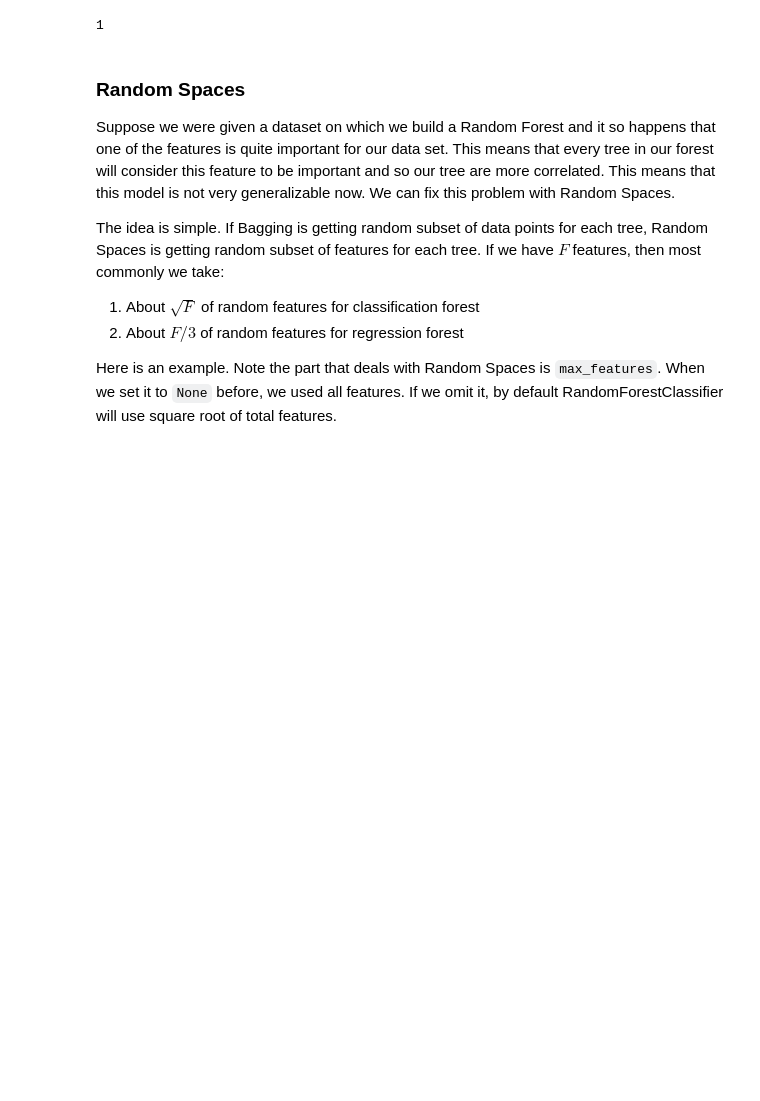
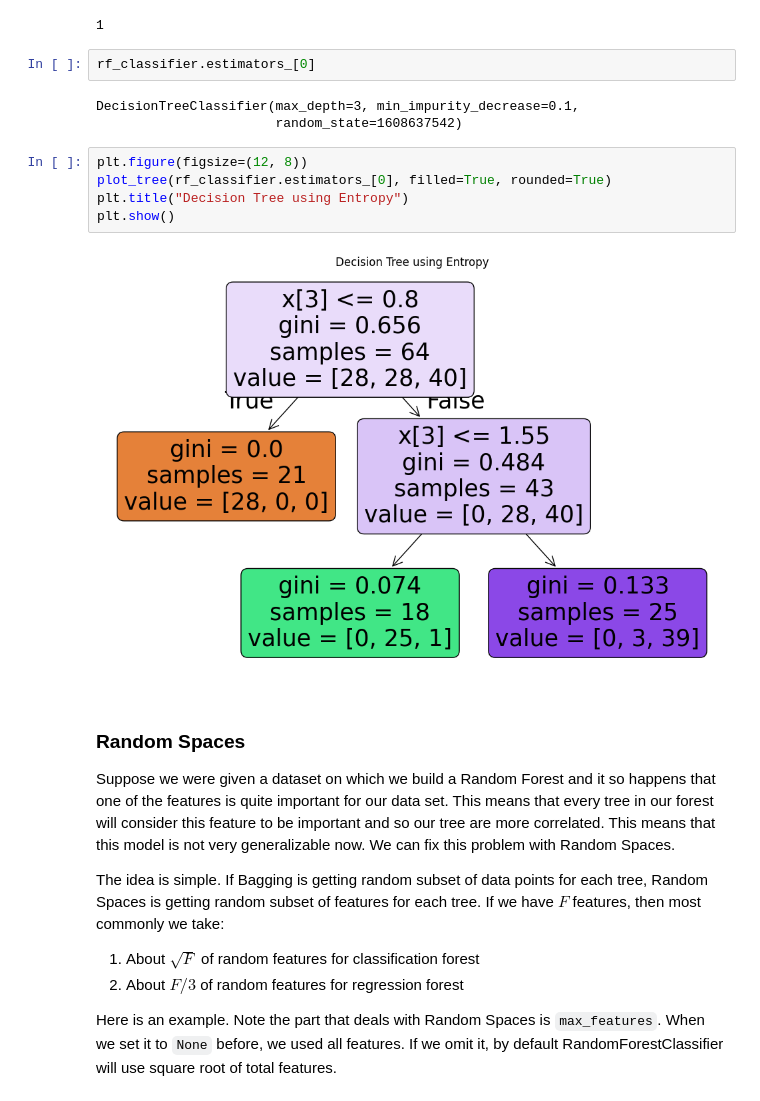
Before and after one commit to BMCC-Muzician/BMCC-DS, a Jupyter notebook: Mat 420/12 - Random Forest.ipynb, the cells around one changed output. Drawn from its saved outputs; the diff is of its cells as text; blank space fills up the shorter version.

```diff
--- a/Mat 420/12 - Random Forest.ipynb
+++ b/Mat 420/12 - Random Forest.ipynb
@@ -66,6 +69,18 @@ As you can see, our model thinks this point belongs to class 1 with 94% confiden
 y_test[1]
 # %% [output]
 1
+# %%
+rf_classifier.estimators_[0]
+# %% [output]
+DecisionTreeClassifier(max_depth=3, min_impurity_decrease=0.1,
+                       random_state=1608637542)
+# %%
+plt.figure(figsize=(12, 8))
+plot_tree(rf_classifier.estimators_[0], filled=True, rounded=True)
+plt.title("Decision Tree using Entropy")
+plt.show()
+# %% [output]
+[figure, added]
 # %% [markdown]
 ### Random Spaces
 
```
Also changed, not shown: parts of 17 cells of this notebook.
